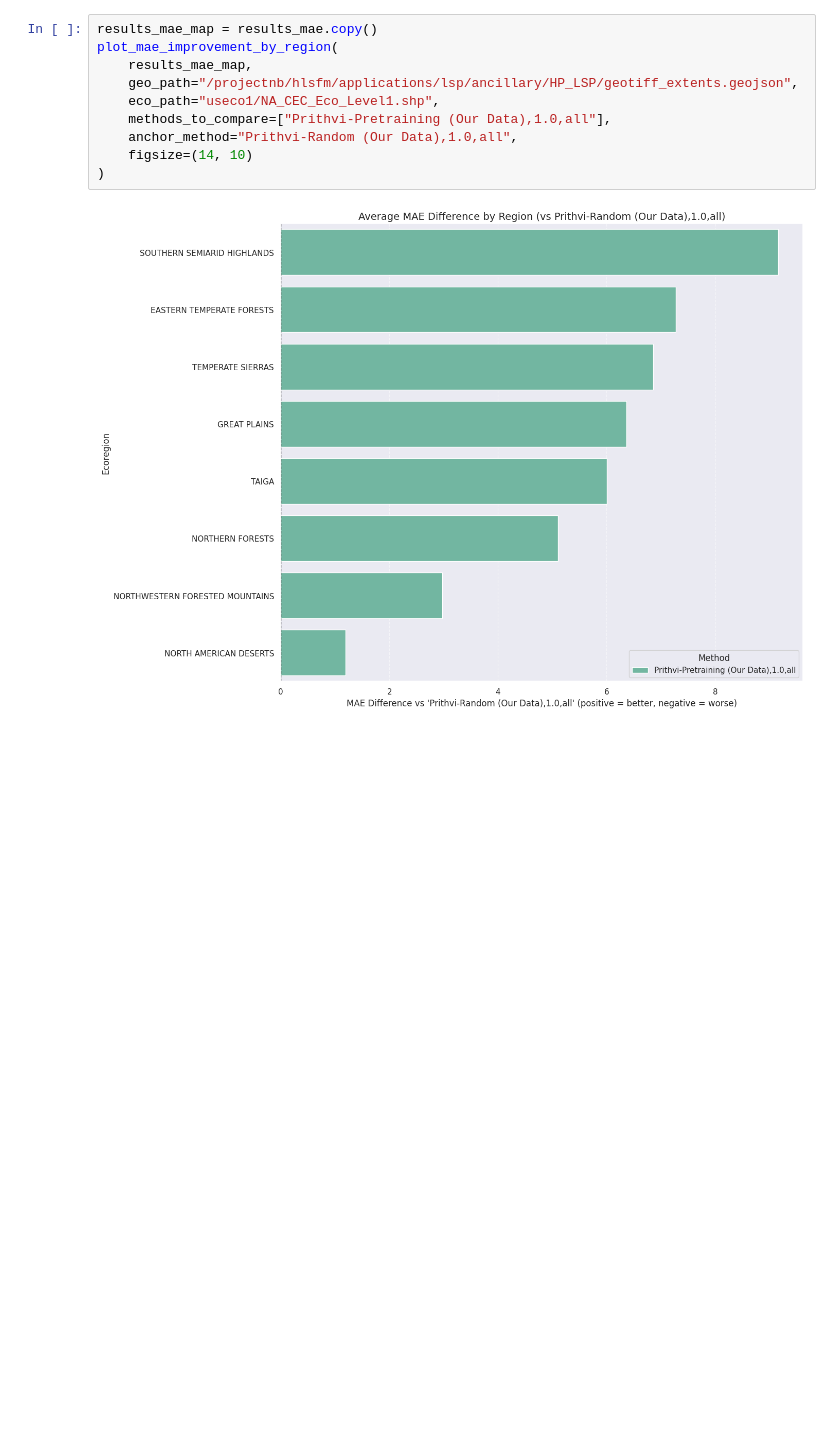
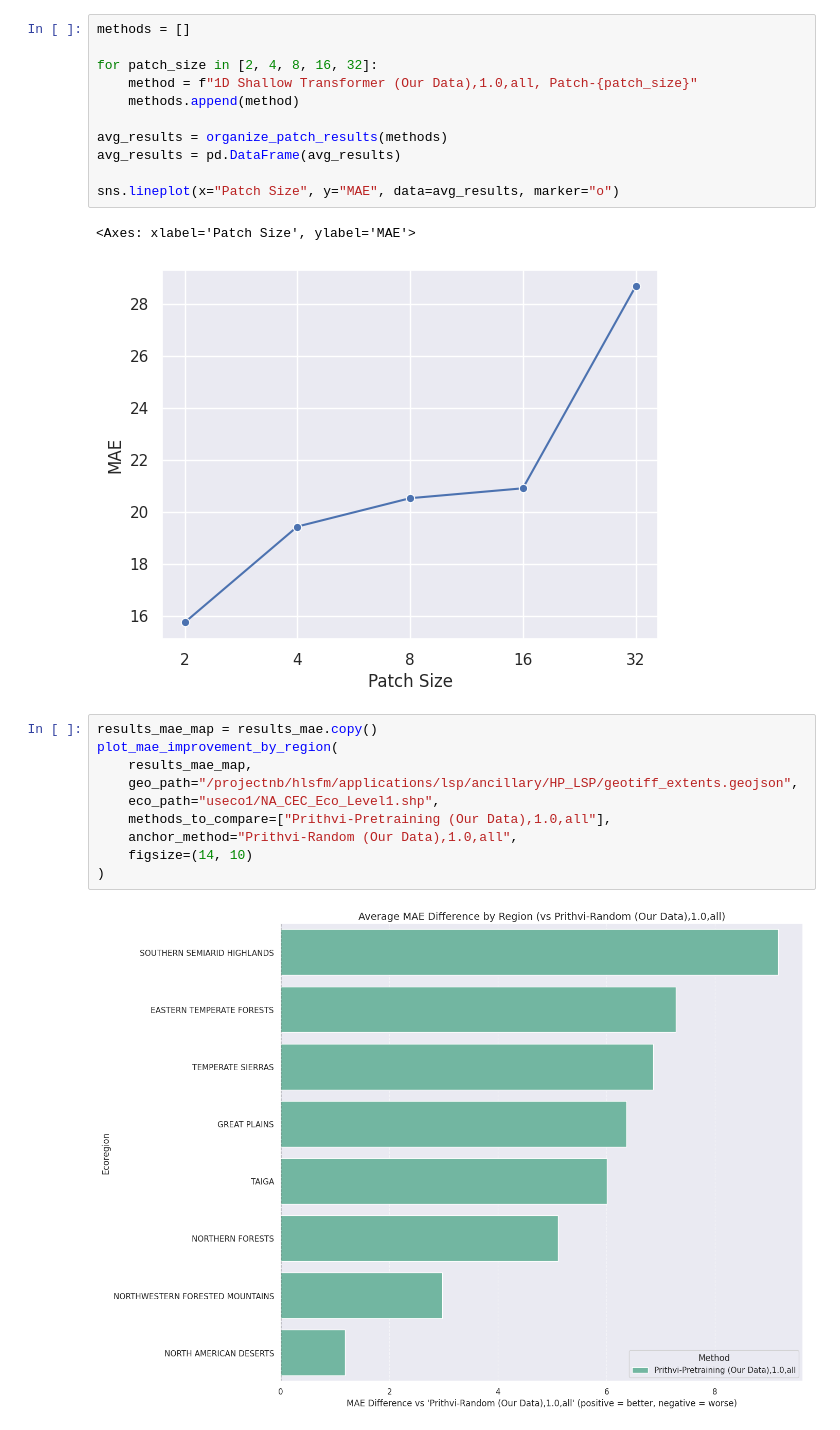
Before and after one commit to mqraitem/Prithvi_Pheneology, a Jupyter notebook: plot.ipynb, the cells around one changed output. Drawn from its saved outputs; the diff is of its cells as text; blank space fills up the shorter version.

```diff
--- a/plot.ipynb
+++ b/plot.ipynb
@@ -356,3 +725,17 @@ Average MAE for 1D Shallow Transformer (Our Data),0.05,all:
+# %%
+methods = []
+
+for patch_size in [2, 4, 8, 16, 32]:
+    method = f"1D Shallow Transformer (Our Data),1.0,all, Patch-{patch_size}"
+    methods.append(method)
+
+avg_results = organize_patch_results(methods)
+avg_results = pd.DataFrame(avg_results)
+
+sns.lineplot(x="Patch Size", y="MAE", data=avg_results, marker="o")
+# %% [output]
+<Axes: xlabel='Patch Size', ylabel='MAE'>
+[figure, added]
 # %%
 results_mae_map = results_mae.copy()
 plot_mae_improvement_by_region(
```
Also changed, not shown: parts of 16 cells of this notebook, 47 other files.
